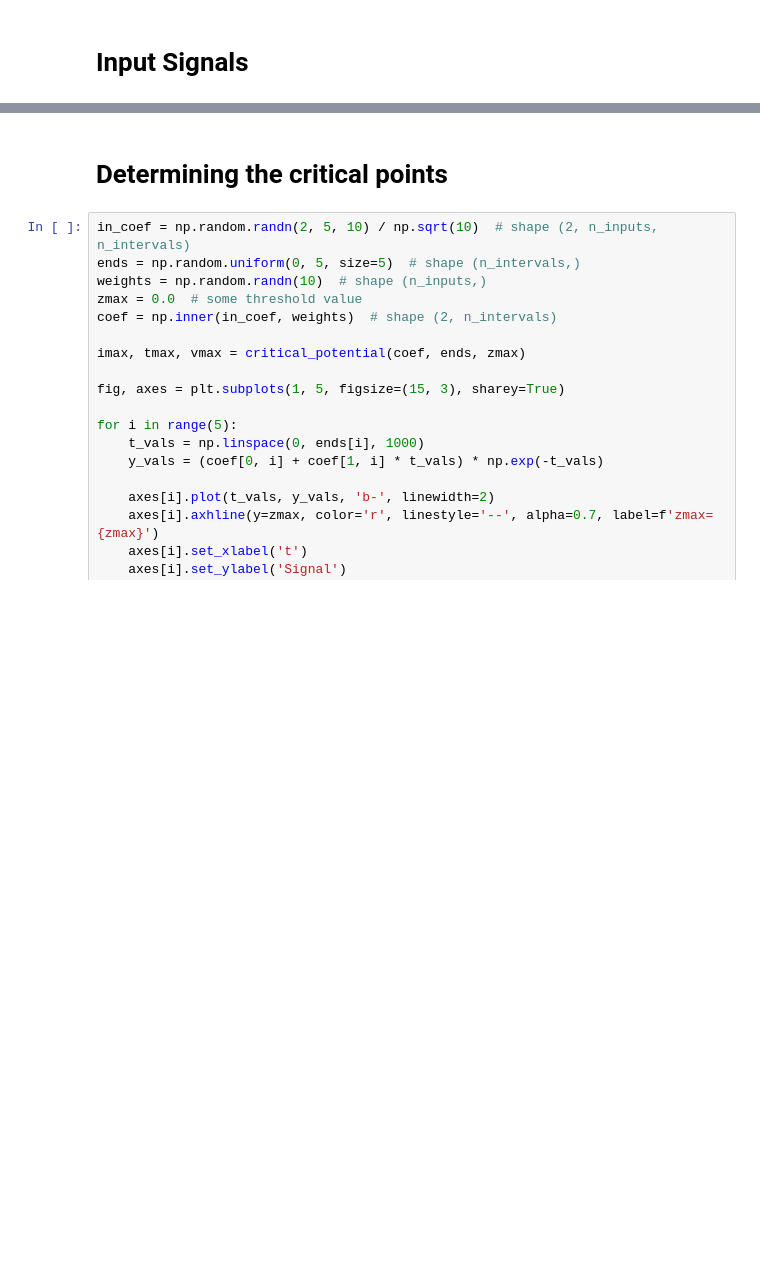
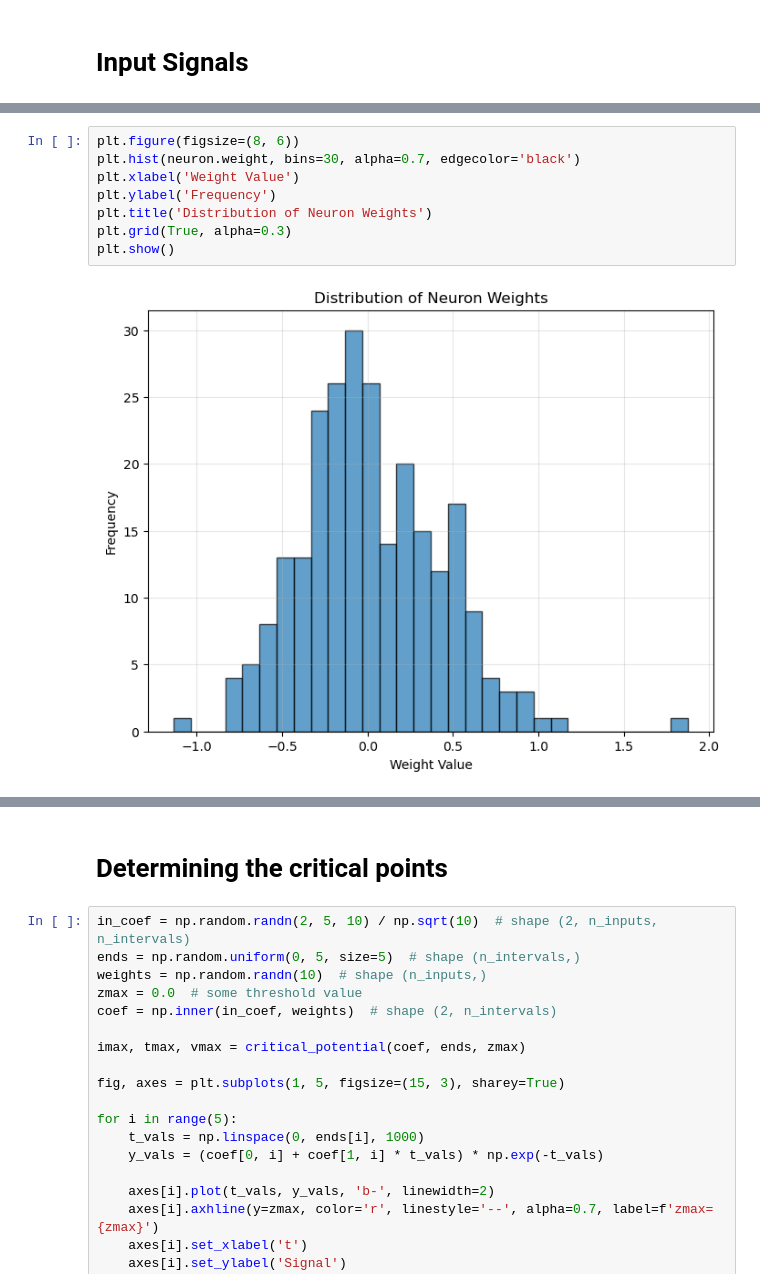
Before and after one commit to haguettaz/rsnn, a Jupyter notebook: notebooks/optim.ipynb, the cells around one changed output, grey strips where cells are left out. Saved outputs shown, nothing was run; the diff lists cells and outputs as text; blank space fills up the shorter version.

```diff
--- a/notebooks/optim.ipynb
+++ b/notebooks/optim.ipynb
@@ -427,3 +419,13 @@ Solved in 1 iterations! Cost is 0.000 for 0 constraints.
+# %%
+plt.figure(figsize=(8, 6))
+plt.hist(neuron.weight, bins=30, alpha=0.7, edgecolor='black')
+plt.xlabel('Weight Value')
+plt.ylabel('Frequency')
+plt.title('Distribution of Neuron Weights')
+plt.grid(True, alpha=0.3)
+plt.show()
+# %% [output]
+[figure, added]
 # %%
 n_in_channels = 500
 n_in_times = 1000
```
Also changed, not shown: parts of 20 cells of this notebook, 9 other files.
